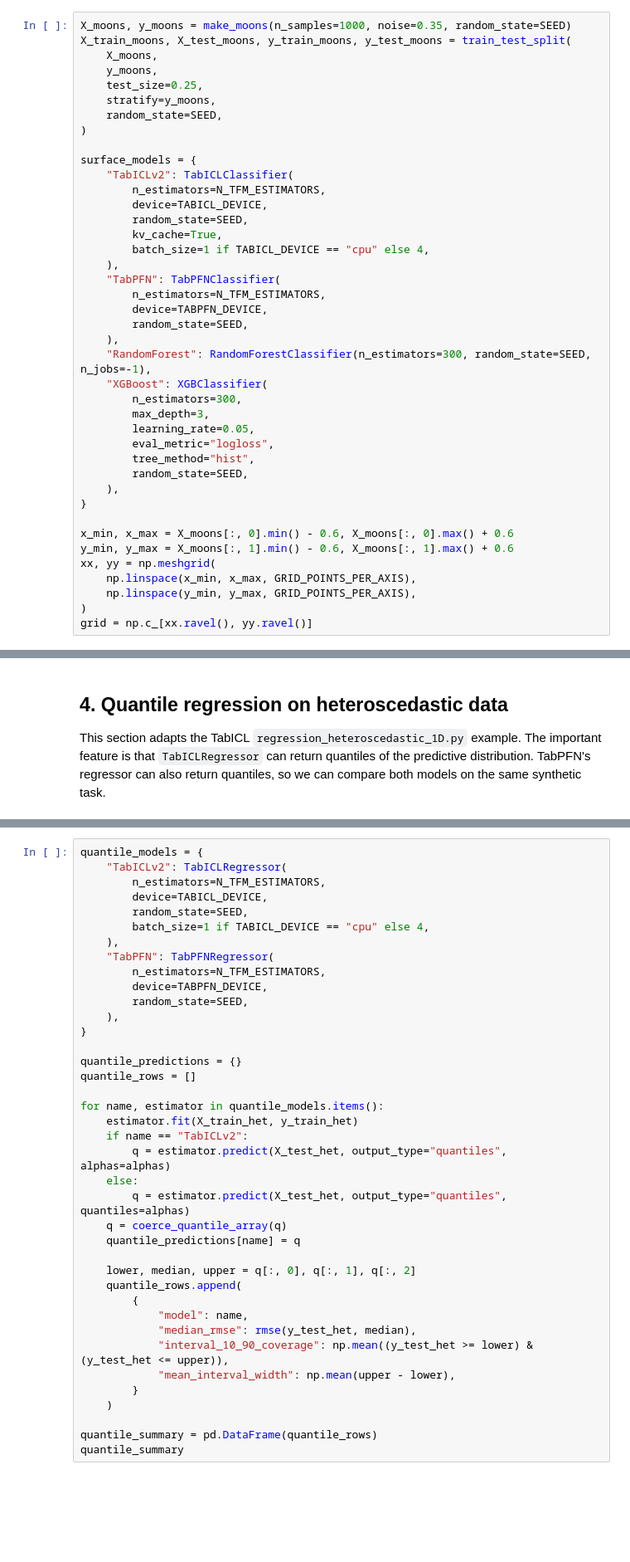
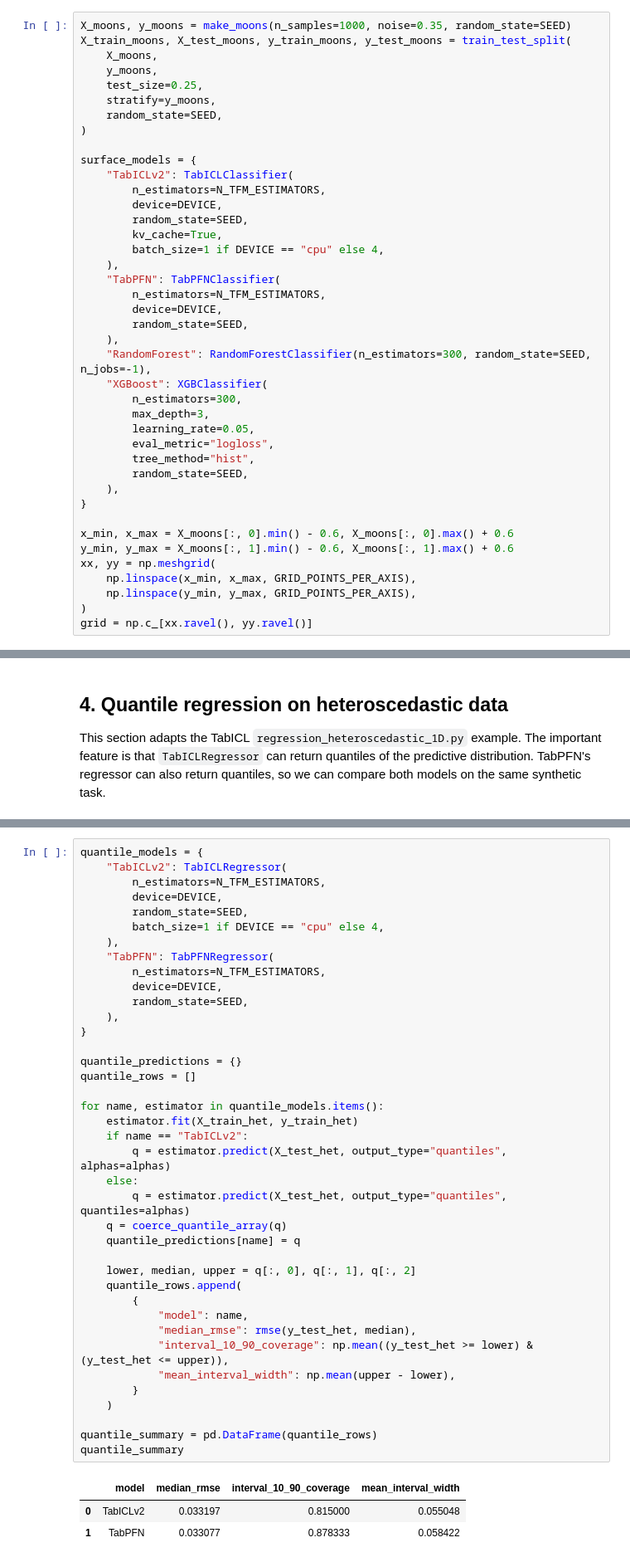
Before and after one commit to msaharan/dsaiengineering, a Jupyter notebook: blog/20260430-understanding-tfm-tabiclv2-hands-on-demo.assets/tabiclv2-hands-on-demo-msaharan-20260430.ipynb, the cells around one changed output, grey strips where cells are left out. Shown at 83% size. Saved outputs shown, nothing was run; the diff lists cells and outputs as text; blank space fills up the shorter version.

```diff
--- a/blog/20260430-understanding-tfm-tabiclv2-hands-on-demo.assets/tabiclv2-hands-on-demo-msaharan-20260430.ipynb
+++ b/blog/20260430-understanding-tfm-tabiclv2-hands-on-demo.assets/tabiclv2-hands-on-demo-msaharan-20260430.ipynb
@@ -622,14 +740,14 @@ X_train_moons, X_test_moons, y_train_moons, y_test_moons = train_test_split(
 surface_models = {
     "TabICLv2": TabICLClassifier(
         n_estimators=N_TFM_ESTIMATORS,
-        device=TABICL_DEVICE,
+        device=DEVICE,
         random_state=SEED,
         kv_cache=True,
-        batch_size=1 if TABICL_DEVICE == "cpu" else 4,
+        batch_size=1 if DEVICE == "cpu" else 4,
     ),
     "TabPFN": TabPFNClassifier(
         n_estimators=N_TFM_ESTIMATORS,
-        device=TABPFN_DEVICE,
+        device=DEVICE,
         random_state=SEED,
     ),
     "RandomForest": RandomForestClassifier(n_estimators=300, random_state=SEED, n_jobs=-1),
@@ -710,41 +830,45 @@ alphas = [0.10, 0.50, 0.90]
 quantile_models = {
     "TabICLv2": TabICLRegressor(
         n_estimators=N_TFM_ESTIMATORS,
-        device=TABICL_DEVICE,
+        device=DEVICE,
         random_state=SEED,
-        batch_size=1 if TABICL_DEVICE == "cpu" else 4,
+        batch_size=1 if DEVICE == "cpu" else 4,
     ),
     "TabPFN": TabPFNRegressor(
         n_estimators=N_TFM_ESTIMATORS,
-        device=TABPFN_DEVICE,
+        device=DEVICE,
         random_state=SEED,
     ),
 }
 
 quantile_predictions = {}
 quantile_rows = []
 
 for name, estimator in quantile_models.items():
     estimator.fit(X_train_het, y_train_het)
     if name == "TabICLv2":
         q = estimator.predict(X_test_het, output_type="quantiles", alphas=alphas)
     else:
         q = estimator.predict(X_test_het, output_type="quantiles", quantiles=alphas)
     q = coerce_quantile_array(q)
     quantile_predictions[name] = q
 
     lower, median, upper = q[:, 0], q[:, 1], q[:, 2]
     quantile_rows.append(
         {
             "model": name,
             "median_rmse": rmse(y_test_het, median),
             "interval_10_90_coverage": np.mean((y_test_het >= lower) & (y_test_het <= upper)),
             "mean_interval_width": np.mean(upper - lower),
         }
     )
 
 quantile_summary = pd.DataFrame(quantile_rows)
 quantile_summary
+# %% [output]
+|  | model | median_rmse | interval_10_90_coverage | mean_interval_width |
+| 0 | TabICLv2 | 0.033197 | 0.815000 | 0.055048 |
+| 1 | TabPFN | 0.033077 | 0.878333 | 0.058422 |
 # %%
 fig, axes = plt.subplots(1, 2, figsize=(10, 4), constrained_layout=True, sharey=True)
 
```
Also changed, not shown: parts of 15 cells of this notebook.
